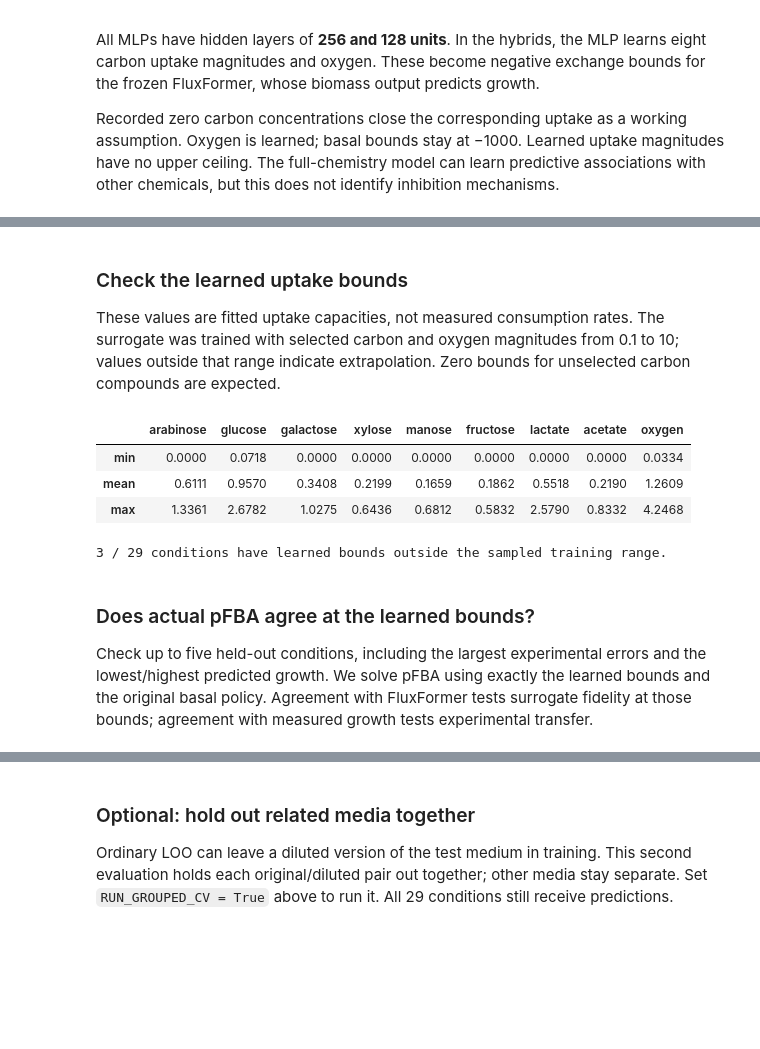
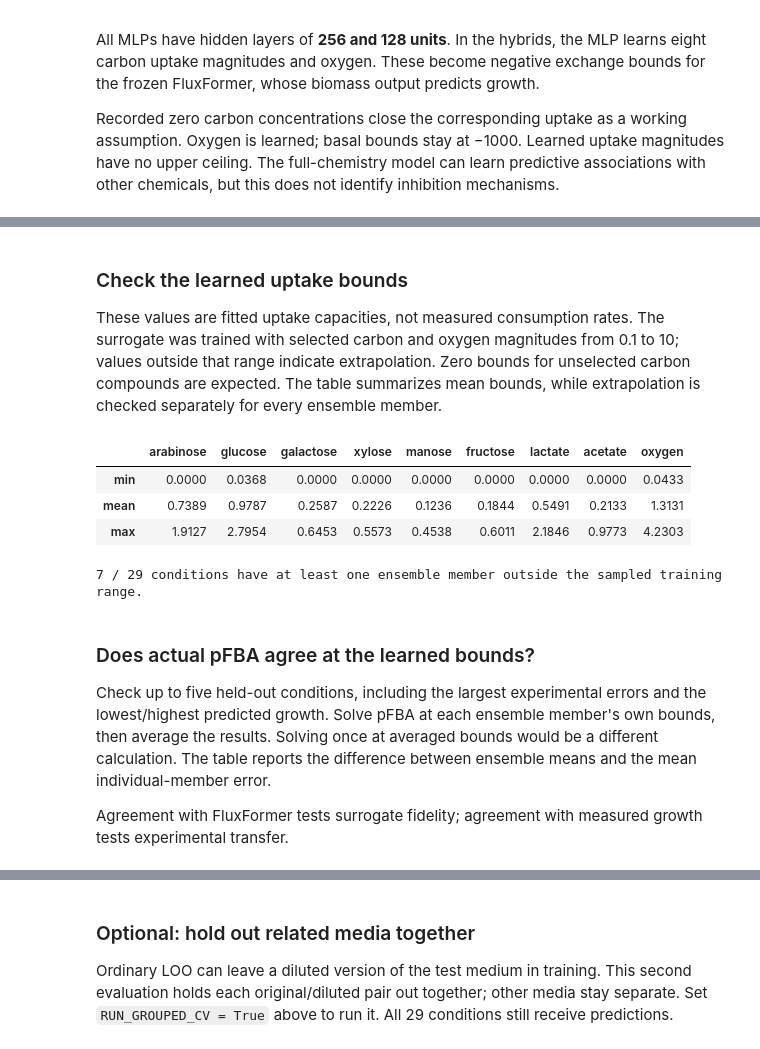
Before and after one commit to ruokokoski/metabolic-NN, a Jupyter notebook: candida_intermedia_model_testing.ipynb, the cells around one changed output, grey strips where cells are left out. Saved outputs shown, nothing was run; the diff lists cells and outputs as text; code cells hidden in the pictures; blank space fills up the shorter version.

```diff
--- a/candida_intermedia_model_testing.ipynb
+++ b/candida_intermedia_model_testing.ipynb
@@ -319,9 +319,10 @@ GROWTH_CSV = Path('metabolic_models/Growth_data_for_ML_Helsinki_Uni.csv')
 GROWTH_TARGET = 'growth_max_sandra'
 GROWTH_SETTINGS = dict(hidden=(256, 128), dropout=0.1, learning_rate=1e-3,
                        weight_decay=1e-3, epochs=200, patience=25,
-                       min_delta=1e-7, batch_size=4, inner_fraction=0.2, seed=42)
+                       min_delta=1e-7, batch_size=4, inner_fraction=0.2, seed=42,
+                       inner_repeats=3, ensemble_size=3)
 RUN_GROUPED_CV = False  # Optional second evaluation; roughly doubles hybrid training time.
-growth_dir = Path('insights/candida_growth') / model_name
+growth_dir = Path('insights/candida_growth') / model_name / 'ensemble'
 # %% [markdown]
 ### Experimental data
 
@@ -494,6 +495,32 @@ def fit_growth_mlp(x, y, presence, train_ids, validation_ids=None, epochs=None,
 def growth_metrics(truth, prediction):
     return dict(R2=r2_score(truth, prediction), MAE=mean_absolute_error(truth, prediction),
                 RMSE=np.sqrt(mean_squared_error(truth, prediction)))
+
+
+def fit_growth_ensemble(x, y, presence, train, test, inner_splits, ensemble_seeds, hybrid=False):
+    inner_epochs, histories = [], []
+    for repeat, split in enumerate(inner_splits):
+        selected, _, epochs, history = fit_growth_mlp(
+            x, y, presence, split['train'], split['validation'], hybrid=hybrid, seed=split['seed'])
+        del selected
+        inner_epochs.append(epochs)
+        histories.extend(dict(phase='selection', run=repeat, seed=split['seed'], **row) for row in history)
+    epochs = max(1, int(np.median(inner_epochs)))
+    predictions, contexts = [], []
+    for member, seed in enumerate(ensemble_seeds):
+        network, scaler, _, history = fit_growth_mlp(
+            x, y, presence, train, epochs=epochs, hybrid=hybrid, seed=seed)
+        predicted, rates = predict_growth_mlp(network, scaler.transform(x[test]), presence[test])
+        predictions.append(predicted)
+        if rates is not None:
+            contexts.append(rates)
+        histories.extend(dict(phase='refit', run=member, seed=seed, **row) for row in history)
+        del network
+    predictions = np.asarray(predictions, dtype=np.float64)
+    return dict(prediction=predictions.mean(axis=0),
+                prediction_sd=predictions.std(axis=0, ddof=1) if len(predictions) > 1 else np.zeros(len(test)),
+                member_predictions=predictions, member_contexts=np.asarray(contexts) if contexts else None,
+                epochs=epochs, inner_epochs=inner_epochs, history=histories)
 # %%
 def run_growth_cv(splits, name, save=True):
     methods = {'Direct MLP': (chemical_features, False),
@@ -641,23 +683,28 @@ plt.close(ax.figure)
 # %% [markdown]
 ### Check the learned uptake bounds
 
-These values are fitted uptake capacities, not measured consumption rates. The surrogate was trained with selected carbon and oxygen magnitudes from 0.1 to 10; values outside that range indicate extrapolation. Zero bounds for unselected carbon compounds are expected.
+These values are fitted uptake capacities, not measured consumption rates. The surrogate was trained with selected carbon and oxygen magnitudes from 0.1 to 10; values outside that range indicate extrapolation. Zero bounds for unselected carbon compounds are expected. The table summarizes mean bounds, while extrapolation is checked separately for every ensemble member.
 # %%
 learned_bounds = growth_loo['contexts'].query("method == 'FluxFormer + chemistry'").set_index('row').sort_index()
-bound_values = learned_bounds[[*carbon_features, 'oxygen']].to_numpy()
-outside_training = (((bound_values < 0.1) | (bound_values > 10)) & growth_presence.astype(bool))
+member_bounds = growth_loo['member_contexts'].query("method == 'FluxFormer + chemistry'")
+bound_values = member_bounds[[*carbon_features, 'oxygen']].to_numpy()
+member_presence = growth_presence[member_bounds['row'].to_numpy()]
+outside_training = (((bound_values < 0.1) | (bound_values > 10)) & member_presence.astype(bool))
 display(learned_bounds[[*carbon_features, 'oxygen']].describe().loc[['min', 'mean', 'max']].round(4))
-print(f'{outside_training.any(axis=1).sum()} / {len(growth)} conditions have learned bounds outside the sampled training range.')
+outside_conditions = member_bounds.loc[outside_training.any(axis=1), 'row'].nunique()
+print(f'{outside_conditions} / {len(growth)} conditions have at least one ensemble member outside the sampled training range.')
 # %% [output]
 |  | arabinose | glucose | galactose | xylose | manose | fructose | lactate | acetate | oxygen |
-| min | 0.0000 | 0.0718 | 0.0000 | 0.0000 | 0.0000 | 0.0000 | 0.0000 | 0.0000 | 0.0334 |
-| mean | 0.6111 | 0.9570 | 0.3408 | 0.2199 | 0.1659 | 0.1862 | 0.5518 | 0.2190 | 1.2609 |
-| max | 1.3361 | 2.6782 | 1.0275 | 0.6436 | 0.6812 | 0.5832 | 2.5790 | 0.8332 | 4.2468 |
+| min | 0.0000 | 0.0368 | 0.0000 | 0.0000 | 0.0000 | 0.0000 | 0.0000 | 0.0000 | 0.0433 |
+| mean | 0.7389 | 0.9787 | 0.2587 | 0.2226 | 0.1236 | 0.1844 | 0.5491 | 0.2133 | 1.3131 |
+| max | 1.9127 | 2.7954 | 0.6453 | 0.5573 | 0.4538 | 0.6011 | 2.1846 | 0.9773 | 4.2303 |
-3 / 29 conditions have learned bounds outside the sampled training range.
+7 / 29 conditions have at least one ensemble member outside the sampled training range.
 # %% [markdown]
 ### Does actual pFBA agree at the learned bounds?
 
-Check up to five held-out conditions, including the largest experimental errors and the lowest/highest predicted growth. We solve pFBA using exactly the learned bounds and the original basal policy. Agreement with FluxFormer tests surrogate fidelity at those bounds; agreement with measured growth tests experimental transfer.
+Check up to five held-out conditions, including the largest experimental errors and the lowest/highest predicted growth. Solve pFBA at each ensemble member's own bounds, then average the results. Solving once at averaged bounds would be a different calculation. The table reports the difference between ensemble means and the mean individual-member error.
+
+Agreement with FluxFormer tests surrogate fidelity; agreement with measured growth tests experimental transfer.
 # %%
 from cobra.io import read_sbml_model
 
```
Also changed, not shown: parts of 8 cells of this notebook, 18 other files.
